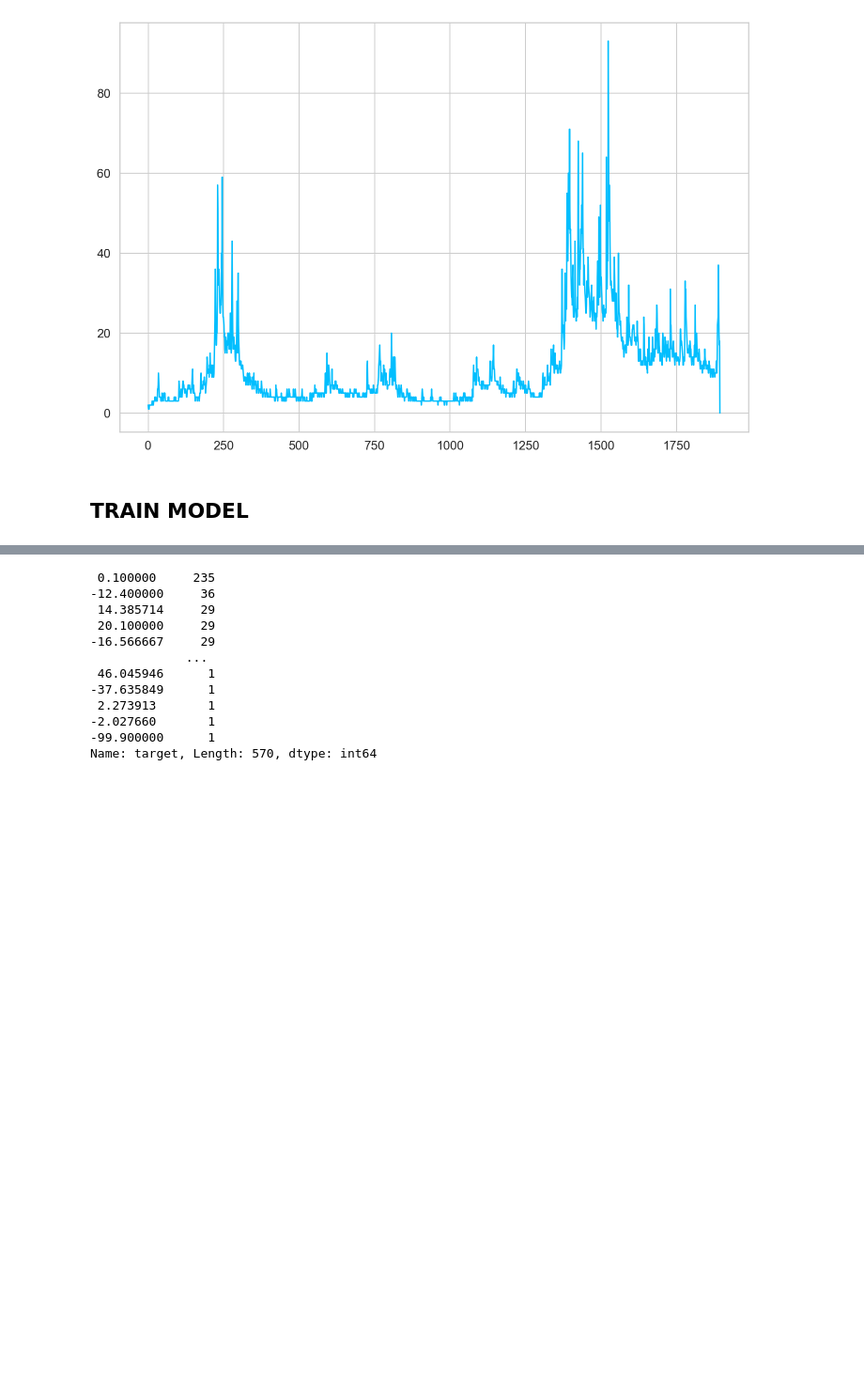
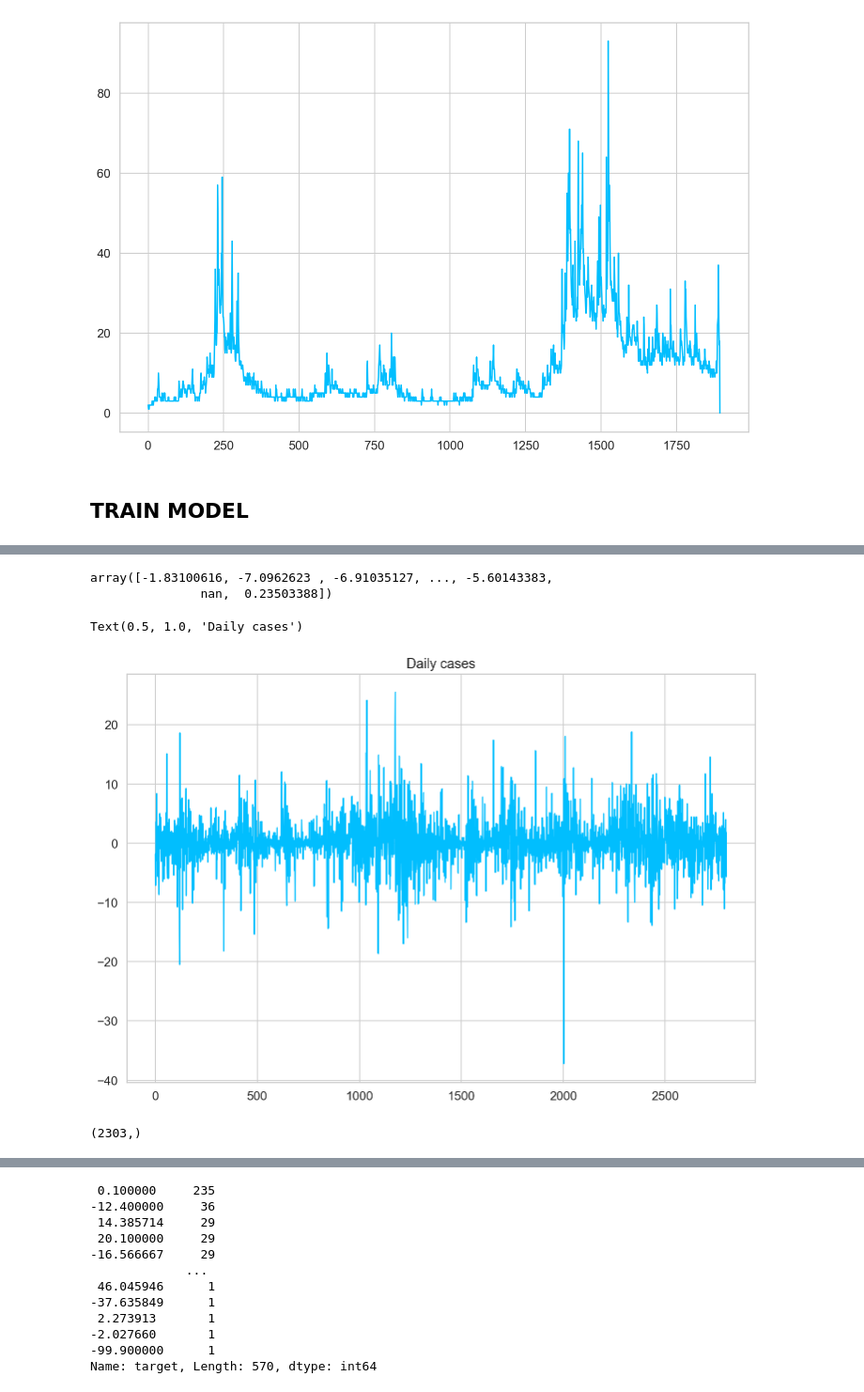
Before and after one commit to puchee99/TimeSeriesDL, a Jupyter notebook: Before_production.ipynb, the cells around one changed output, grey strips where cells are left out. Shown at 94% size. Drawn from its saved outputs; the diff is of its cells as text; code cells hidden in the pictures; blank space fills up the shorter version.

```diff
--- a/Before_production.ipynb
+++ b/Before_production.ipynb
@@ -101,3 +103,6 @@ plt.plot(dfBTC)
 [figure]
 # %% [markdown]
 ## TRAIN MODEL
+# %%
+df = df_test.set_index("formatted_date")
+df
@@ -103,0 +124,22 @@ plt.plot(dfBTC)
+# %%
+df["BTC-USD%"].values
+# %% [output]
+array([-1.83100616, -7.0962623 , -6.91035127, ..., -5.60143383,
+               nan,  0.23503388])
+# %%
+plt.plot(df["BTC-USD%"].values)
+plt.title("Daily cases")
+# %% [output]
+Text(0.5, 1.0, 'Daily cases')
+[figure, added]
+# %%
+daily_change = df["BTC-USD%"].values
+
+test_data_size = 500
+
+train_data = daily_change[:-test_data_size]
+test_data = daily_change[-test_data_size:]
+
+train_data.shape
+# %% [output]
+(2303,)
```
Also changed, not shown: parts of 20 cells of this notebook, 10 other files.
